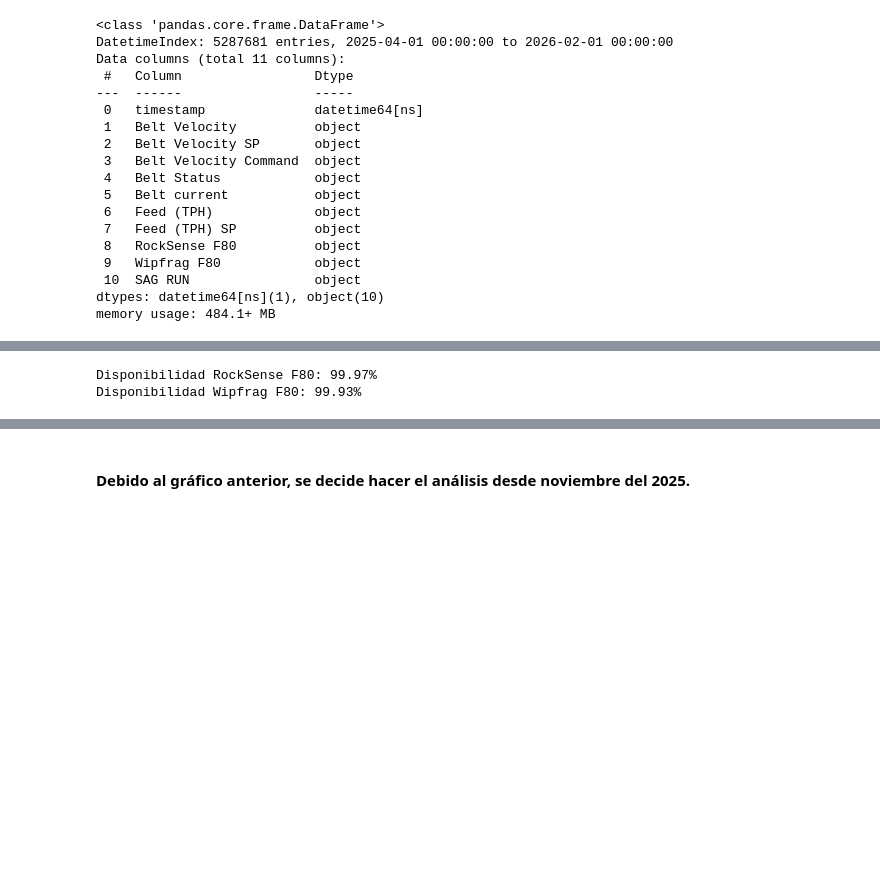
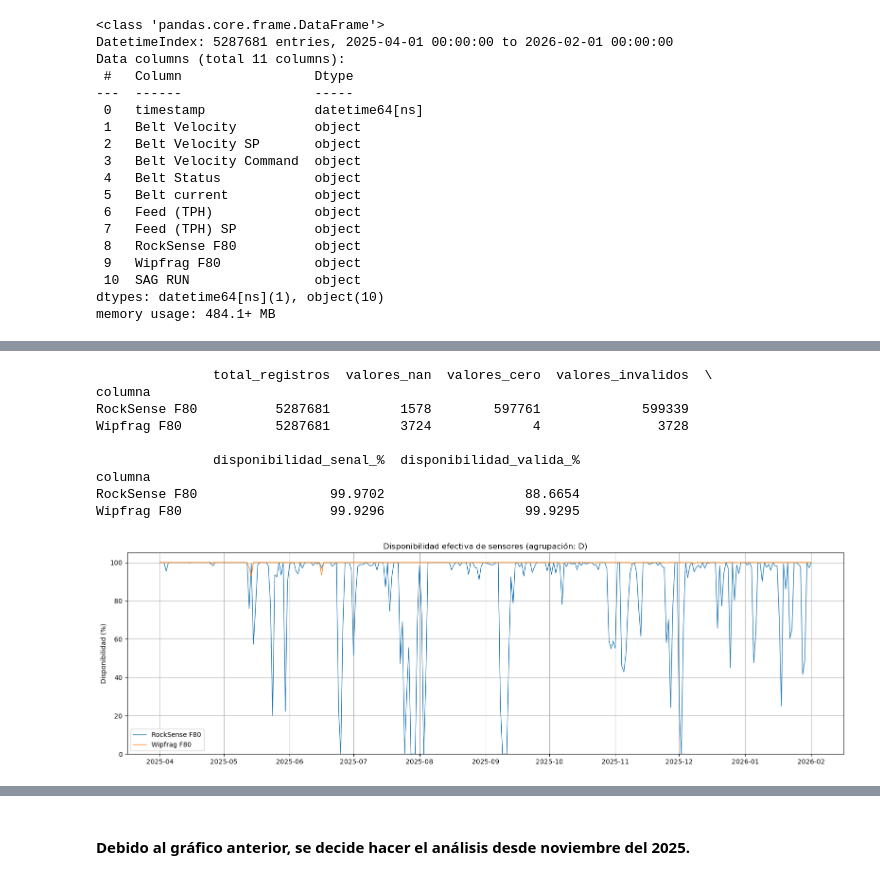
Before and after one commit to gustavobarrezueta/RckSense_Wipfrag, a Jupyter notebook: RckSensevsWipfrag.ipynb, the cells around one changed output, grey strips where cells are left out. Saved outputs shown, nothing was run; the diff lists cells and outputs as text; code cells hidden in the pictures; blank space fills up the shorter version.

```diff
--- a/RckSensevsWipfrag.ipynb
+++ b/RckSensevsWipfrag.ipynb
@@ -150,11 +226,21 @@ df_prepocesado.head(20)
-# %%
-availability_rck = 1 - null_samples['RockSense F80'] / samples_total
-availability_wp = 1 - null_samples['Wipfrag F80'] / samples_total
-print(f"Disponibilidad RockSense F80: {availability_rck:.2%}")
-print(f"Disponibilidad Wipfrag F80: {availability_wp:.2%}")
-# %% [output]
-Disponibilidad RockSense F80: 99.97%
-Disponibilidad Wipfrag F80: 99.93%
+# %%
+# Verificación de disponibilidad
+resumen = calcular_disponibilidad_sensores(df_prepocesado, ['RockSense F80', 'Wipfrag F80'])
+print(resumen)
+
+# Tendencia diaria
+disp_diaria = plot_disponibilidad_temporal(df_prepocesado, ['RockSense F80', 'Wipfrag F80'], freq='D')
+# %% [output]
+               total_registros  valores_nan  valores_cero  valores_invalidos  \
+columna
+RockSense F80          5287681         1578        597761             599339
+Wipfrag F80            5287681         3724             4               3728
+
+               disponibilidad_senal_%  disponibilidad_valida_%
+columna
+RockSense F80                 99.9702                  88.6654
+Wipfrag F80                   99.9296                  99.9295
+[figure, added]
 # %%
 columns_show = [column for column in df_prepocesado.columns if column != 'timestamp']
 
```
Also changed, not shown: parts of 12 cells of this notebook, 2 other files.
